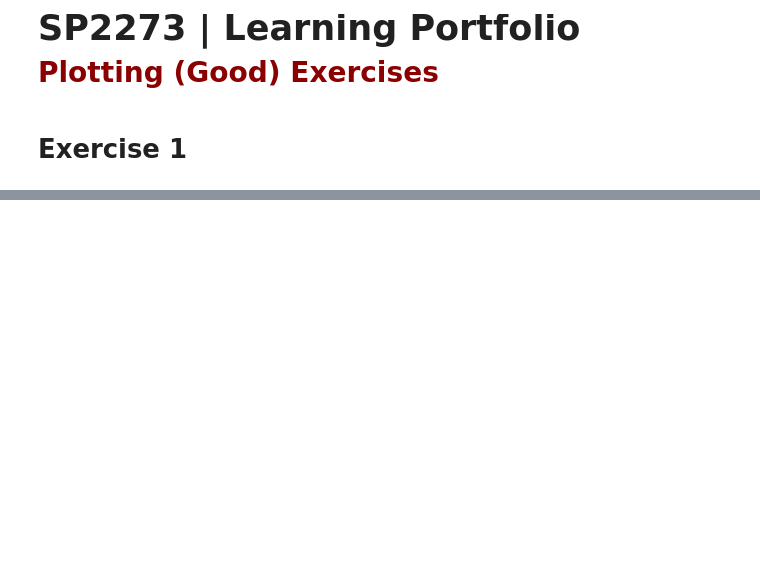
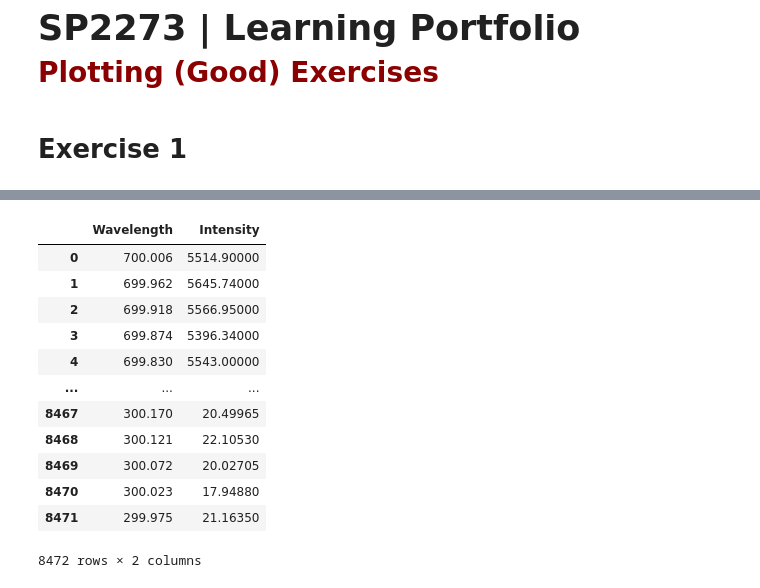
Before and after one commit to SPS-SP2273/learning-portfolio-2024-aug-reboplim, a Jupyter notebook: 7.2_plotting__exercises/plotting_(good)_exercises.ipynb, the cells around one changed output, grey strips where cells are left out. Saved outputs shown, nothing was run; the diff lists cells and outputs as text; code cells hidden in the pictures; blank space fills up the shorter version.

```diff
--- a/7.2_plotting__exercises/plotting_(good)_exercises.ipynb
+++ b/7.2_plotting__exercises/plotting_(good)_exercises.ipynb
@@ -71,0 +96,16 @@ plt.show(block=False)
+# %%
+df_nw012_after
+# %% [output]
+|  | Wavelength | Intensity |
+| 0 | 700.006 | 5514.90000 |
+| 1 | 699.962 | 5645.74000 |
+| 2 | 699.918 | 5566.95000 |
+| 3 | 699.874 | 5396.34000 |
+| 4 | 699.830 | 5543.00000 |
+| ... | ... | ... |
+| 8467 | 300.170 | 20.49965 |
+| 8468 | 300.121 | 22.10530 |
+| 8469 | 300.072 | 20.02705 |
+| 8470 | 300.023 | 17.94880 |
+| 8471 | 299.975 | 21.16350 |
+8472 rows × 2 columns
```
Also changed, not shown: parts of 14 cells of this notebook, 4 other files.
